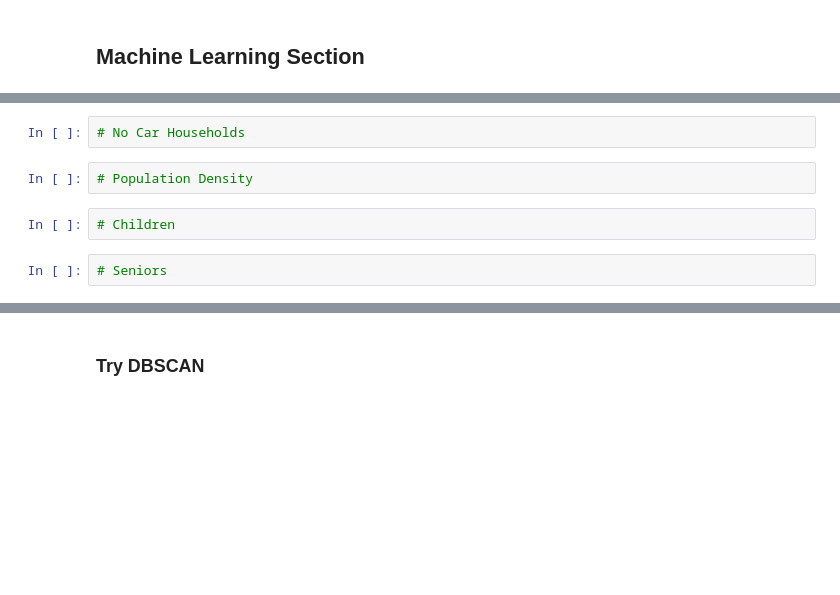
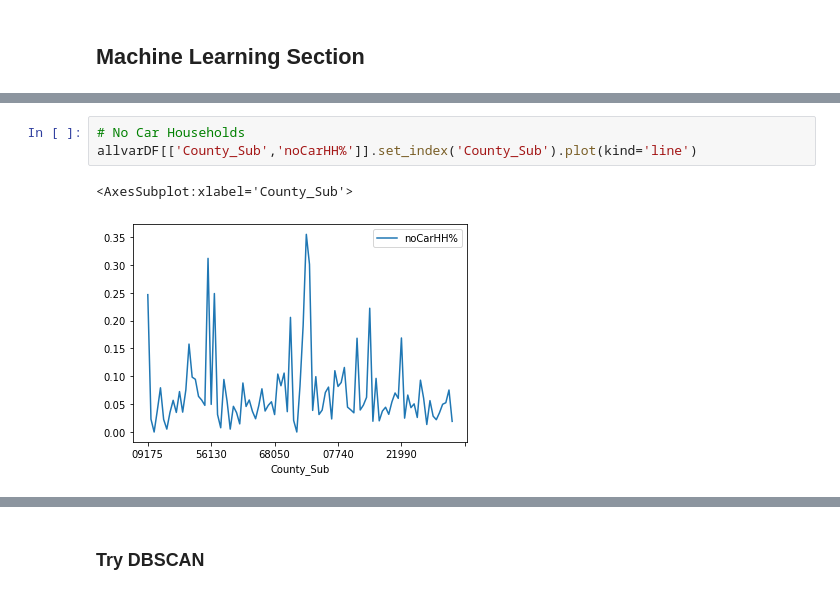
Before and after one commit to mmatkinson7/EquityMLMPO, a Jupyter notebook: ML_Equity_MPO.ipynb, the cells around one changed output, grey strips where cells are left out. Saved outputs shown, nothing was run; the diff lists cells and outputs as text; blank space fills up the shorter version.

```diff
--- a/ML_Equity_MPO.ipynb
+++ b/ML_Equity_MPO.ipynb
@@ -317,8 +326,6 @@ Make histograms of all the variables to see what the range looks like
 # %%
 # No Car Households
+allvarDF[['County_Sub','noCarHH%']].set_index('County_Sub').plot(kind='line')
+# %% [output]
+<AxesSubplot:xlabel='County_Sub'>
+[figure, added]
-# %%
-# Population Density
-# %%
-# Children
-# %%
-# Seniors
```
Also changed, not shown: parts of 27 cells of this notebook.
